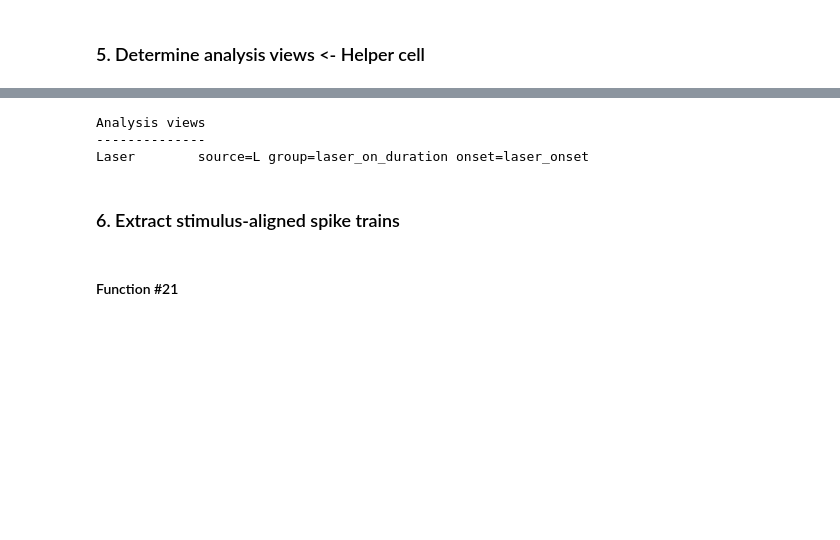
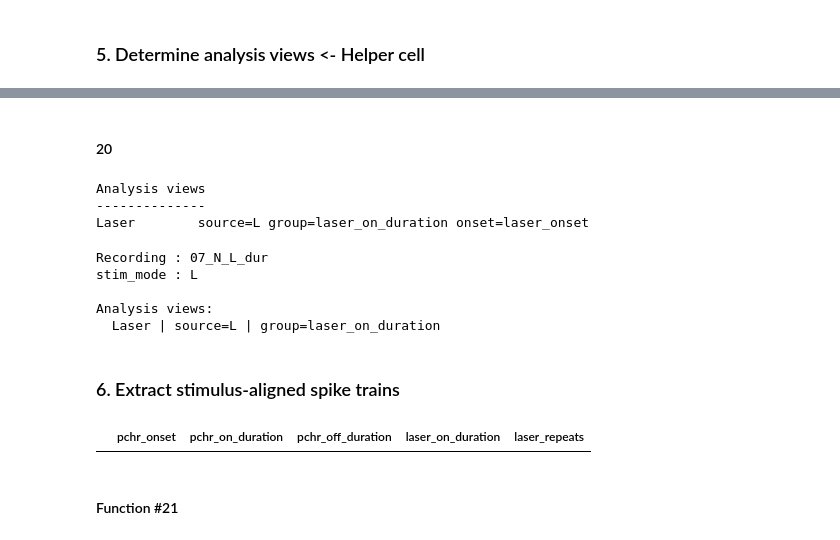
Before and after one commit to TRuikes/mea_experiments, a Jupyter notebook: pv_chip_aarhus/analysis/work_systematic.ipynb, the cells around one changed output, grey strips where cells are left out. Saved outputs shown, nothing was run; the diff lists cells and outputs as text; code cells hidden in the pictures; blank space fills up the shorter version.

```diff
--- a/pv_chip_aarhus/analysis/work_systematic.ipynb
+++ b/pv_chip_aarhus/analysis/work_systematic.ipynb
@@ -618,2 +920,4 @@ frequency  : laser_frequency
+# %% [markdown]
+#### 20
 # %%
 #20
@@ -934,8 +974,51 @@ for view in analysis_views:
 Analysis views
 --------------
 Laser        source=L group=laser_on_duration onset=laser_onset
+# %%
+#20B
+# ==========================================
+# DIAGNOSTIC
+# Analysis views for this recording
+# ==========================================
+
+print(f"Recording : {rec_id}")
+print(f"stim_mode : {stim_mode}")
+
+print("\nAnalysis views:")
+
+for view in analysis_views:
+
+    print(
+        f"  {view['name']}"
+        f" | source={view['stim_source']}"
+        f" | group={view['group_column']}"
+    )
+# %% [output]
+Recording : 07_N_L_dur
+stim_mode : L
+
+Analysis views:
+  Laser | source=L | group=laser_on_duration
 # %% [markdown]
 ### 6. Extract stimulus-aligned spike trains
+# %%
+train_df = burst_df[
+    burst_df["train_id"] == "tid_032_08"
+]
+
+display(
+    train_df[
+        [
+            "pchr_onset",
+            "pchr_on_duration",
+            "pchr_off_duration",
+            "laser_on_duration",
+            "laser_repeats",
+        ]
+    ]
+)
+# %% [output]
+|  | pchr_onset | pchr_on_duration | pchr_off_duration | laser_on_duration | laser_repeats |
 # %% [markdown]
 #### Function #21
 # %%
```
Also changed, not shown: parts of 26 cells of this notebook, 1 other file.
